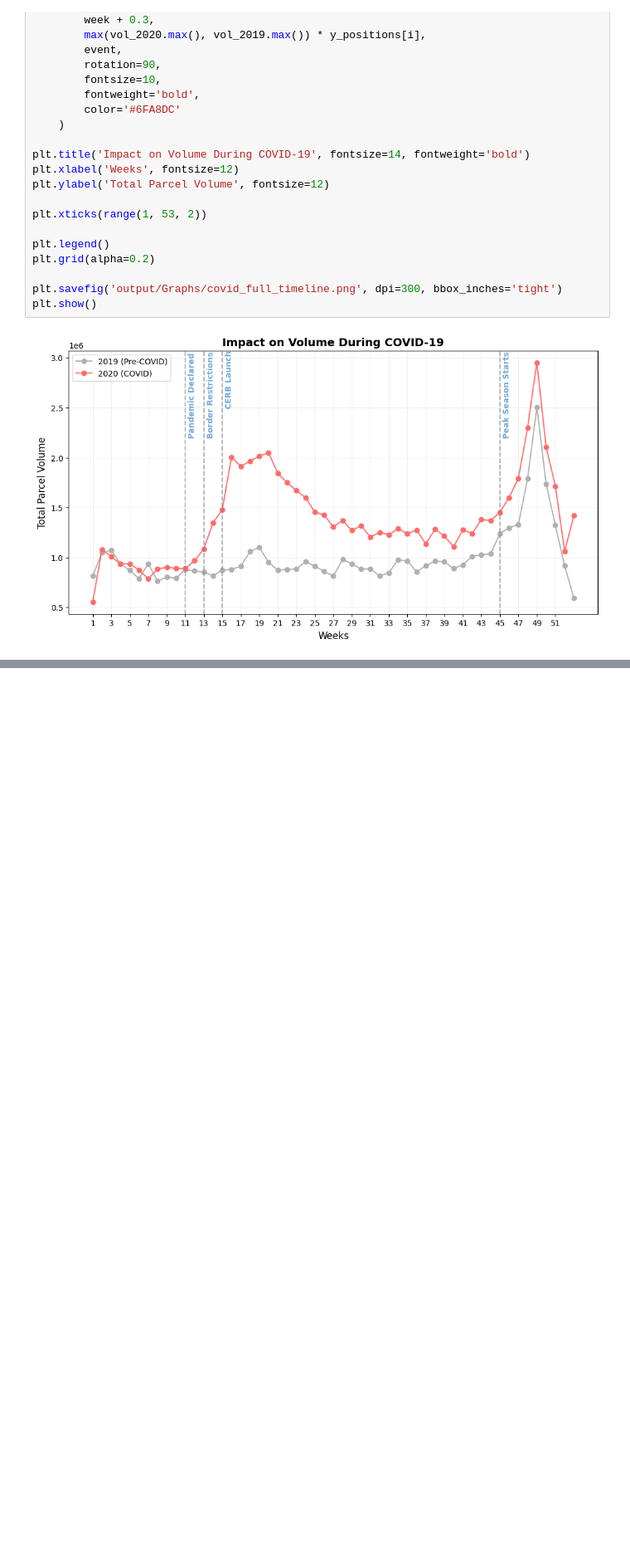
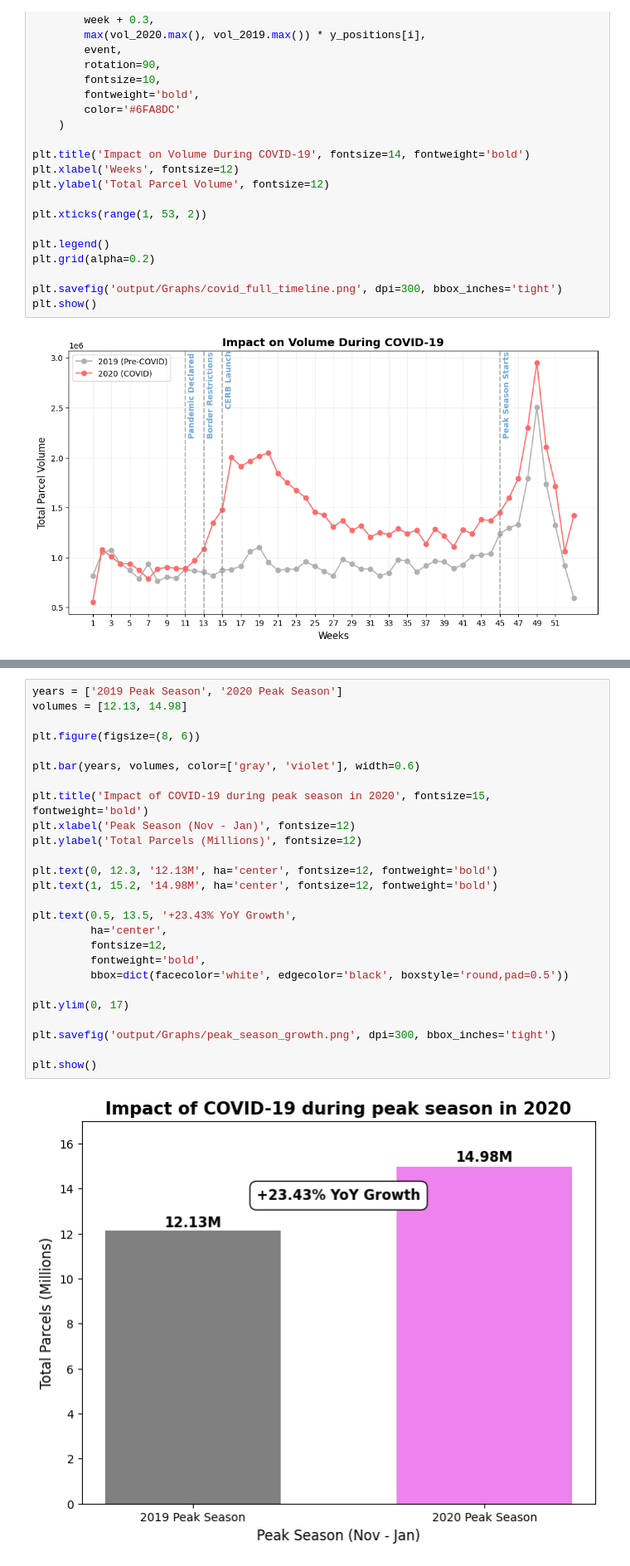
Before and after one commit to Ayman-Karovadiya-000590531/COMP-603-Final-Project, a Jupyter notebook: Group7_Project.ipynb, the cells around one changed output, grey strips where cells are left out. Shown at 83% size. Saved outputs shown, nothing was run; the diff lists cells and outputs as text; blank space fills up the shorter version.

Commit message:
Adding more Question and Answers with Graphs

```diff
--- a/Group7_Project.ipynb
+++ b/Group7_Project.ipynb
@@ -120,0 +127,28 @@ plt.show()
+# %%
+years = ['2019 Peak Season', '2020 Peak Season']
+volumes = [12.13, 14.98]
+
+plt.figure(figsize=(8, 6))
+
+plt.bar(years, volumes, color=['gray', 'violet'], width=0.6)
+
+plt.title('Impact of COVID-19 during peak season in 2020', fontsize=15, fontweight='bold')
+plt.xlabel('Peak Season (Nov - Jan)', fontsize=12)
+plt.ylabel('Total Parcels (Millions)', fontsize=12)
+
+plt.text(0, 12.3, '12.13M', ha='center', fontsize=12, fontweight='bold')
+plt.text(1, 15.2, '14.98M', ha='center', fontsize=12, fontweight='bold')
+
+plt.text(0.5, 13.5, '+23.43% YoY Growth',
+         ha='center',
+         fontsize=12,
+         fontweight='bold',
+         bbox=dict(facecolor='white', edgecolor='black', boxstyle='round,pad=0.5'))
+
+plt.ylim(0, 17)
+
+plt.savefig('output/Graphs/peak_season_growth.png', dpi=300, bbox_inches='tight')
+
+plt.show()
+# %% [output]
+[figure, added]
```
Also changed, not shown: parts of 5 cells of this notebook, 4 other files.
